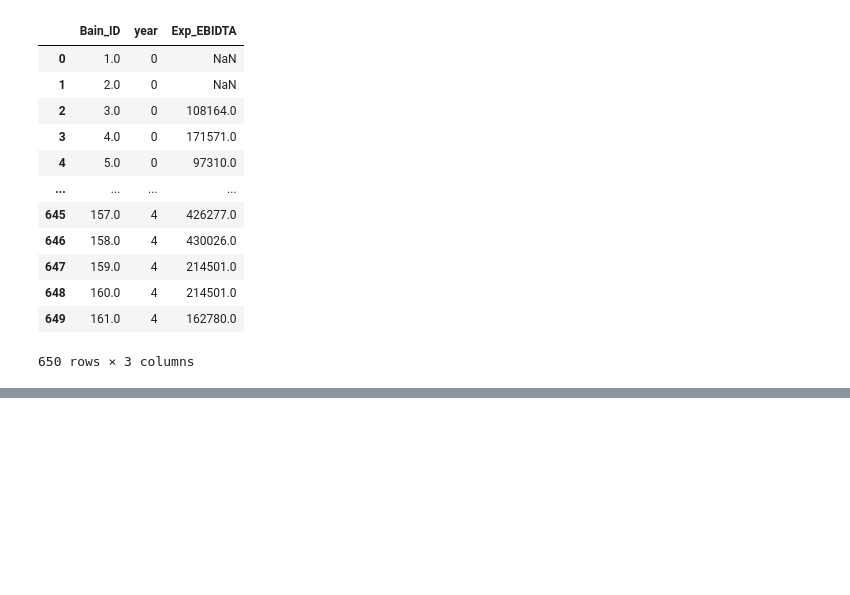
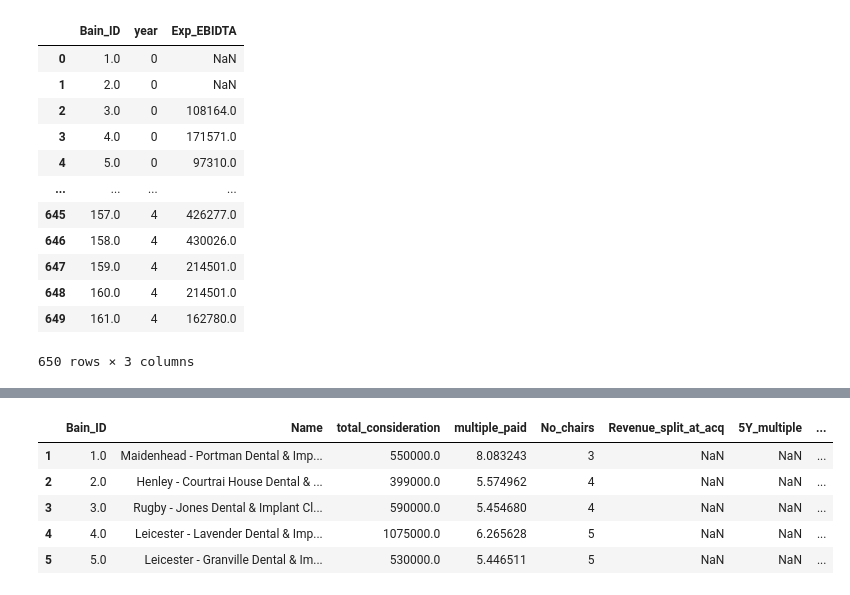
Before and after one commit to MichalChojnowski/AAG_E5GS, a Jupyter notebook: Analysis.ipynb, the cells around one changed output, grey strips where cells are left out. Saved outputs shown, nothing was run; the diff lists cells and outputs as text; code cells hidden in the pictures; blank space fills up the shorter version.

```diff
--- a/Analysis.ipynb
+++ b/Analysis.ipynb
@@ -286,0 +322,9 @@ plt.scatter(plot_data.Exp_EBIDTA, plot_data.EBIDTA)
+# %%
+Master_dataset.head()
+# %% [output]
+|  | Bain_ID | Name | total_consideration | multiple_paid | No_chairs | Revenue_split_at_acq | 5Y_multiple | ... |
+| 1 | 1.0 | Maidenhead - Portman Dental & Imp... | 550000.0 | 8.083243 | 3 | NaN | NaN | ... |
+| 2 | 2.0 | Henley - Courtrai House Dental & ... | 399000.0 | 5.574962 | 4 | NaN | NaN | ... |
+| 3 | 3.0 | Rugby - Jones Dental & Implant Cl... | 590000.0 | 5.454680 | 4 | NaN | NaN | ... |
+| 4 | 4.0 | Leicester - Lavender Dental & Imp... | 1075000.0 | 6.265628 | 5 | NaN | NaN | ... |
+| 5 | 5.0 | Leicester - Granville Dental & Im... | 530000.0 | 5.446511 | 5 | NaN | NaN | ... |
```
Also changed, not shown: parts of 13 cells of this notebook.
